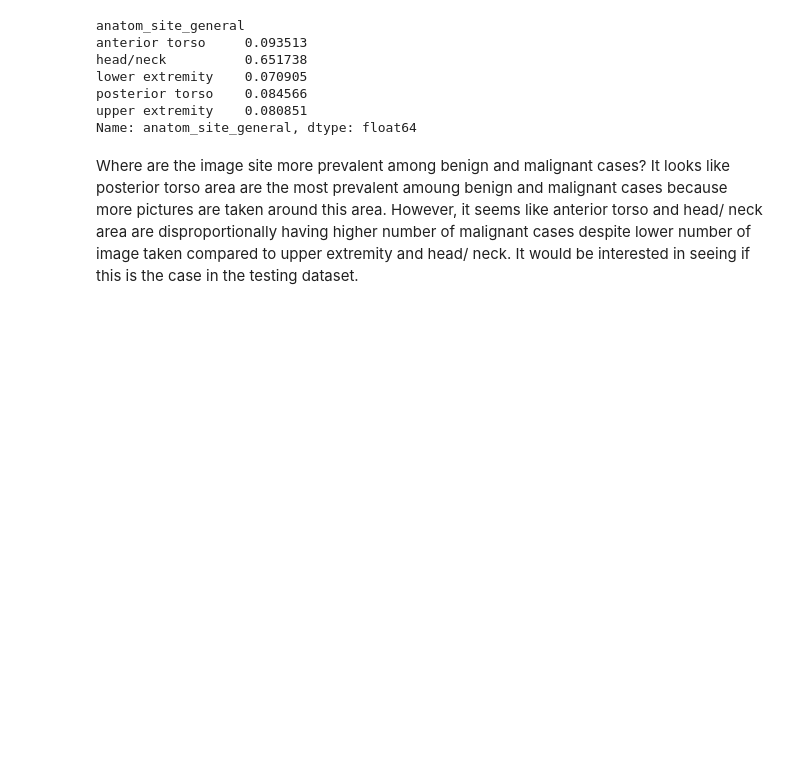
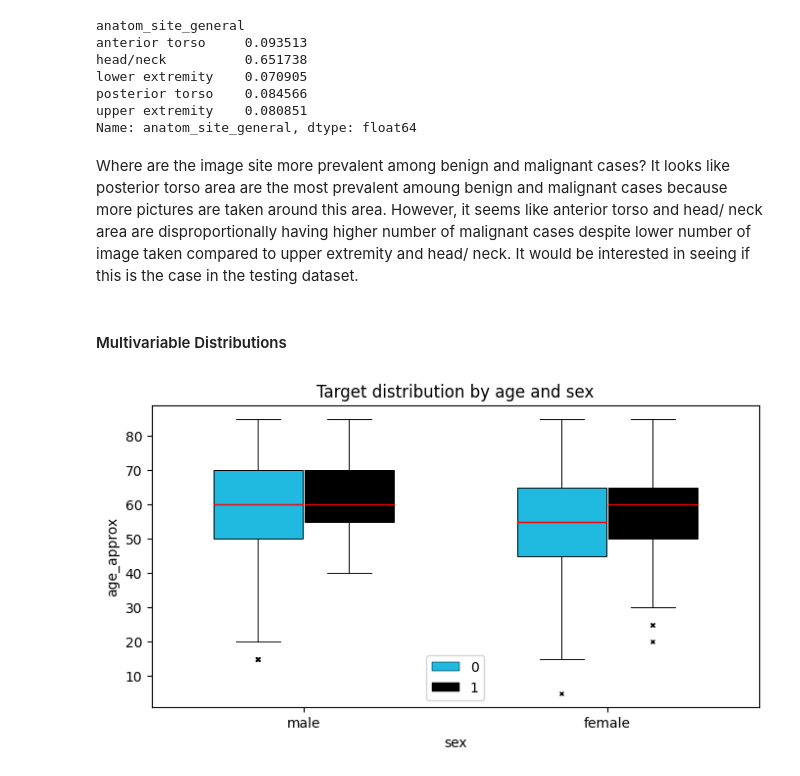
Before and after one commit to JinghanChen99/Kaggle-Skin-Cancer, a Jupyter notebook: load_data.ipynb, the cells around one changed output. Saved outputs shown, nothing was run; the diff lists cells and outputs as text; code cells hidden in the pictures; blank space fills up the shorter version.

```diff
--- a/load_data.ipynb
+++ b/load_data.ipynb
@@ -337,3 +359,25 @@ Name: anatom_site_general, dtype: float64
 # %% [markdown]
 Where are the image site more prevalent among benign and malignant cases?
 It looks like posterior torso area are the most prevalent amoung benign and malignant cases because more pictures are taken around this area. However, it seems like anterior torso and head/ neck area are disproportionally having higher number of malignant cases despite lower number of image taken compared to upper extremity and head/ neck. It would be interested in seeing if this is the case in the testing dataset.
+# %% [markdown]
+#### Multivariable Distributions
+# %%
+def box_distr(data, f_x, f_y, split, t, l):
+    plt.figure(figsize=(8, 4))
+    sns.boxplot(x=split, y=f_y, data=data, palette=p, hue=f_x, medianprops={"color": "r", "linewidth": 1},
+                showcaps=True, linewidth=0.7, flierprops={"marker": "x", 'markersize':3}, width=0.6)
+    plt.title(f'{t}')
+    # plt.xlabel('Target Class')
+    plt.ylabel(f'{f_y}')
+    # plt.grid()
+    plt.legend(loc=l,  prop={'size': 10}, markerscale = 1, framealpha=0.8)
+
+    plt.show()
+# %%
+p = [base_color, 'black', '#cccccc']
+f_x = 'target'
+f_y = 'age_approx' # 'clin_size_long_diam_mm'
+split = 'sex'
+box_distr(train_metadata, f_x, f_y, split, 'Target distribution by age and sex', 'lower center')
+# %% [output]
+[figure, added]
```
Also changed, not shown: parts of 10 cells of this notebook.
